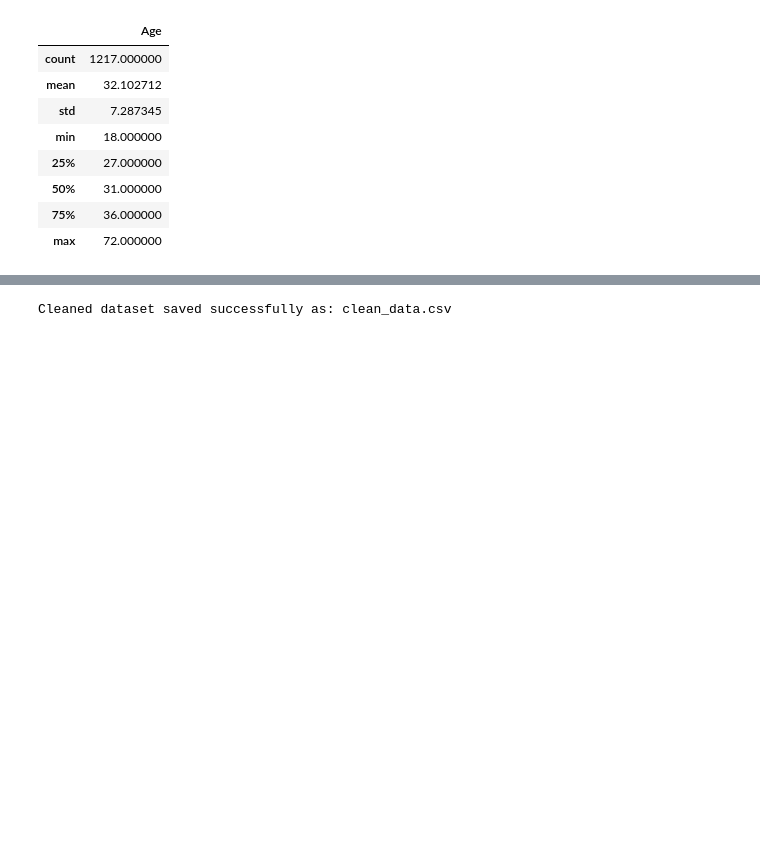
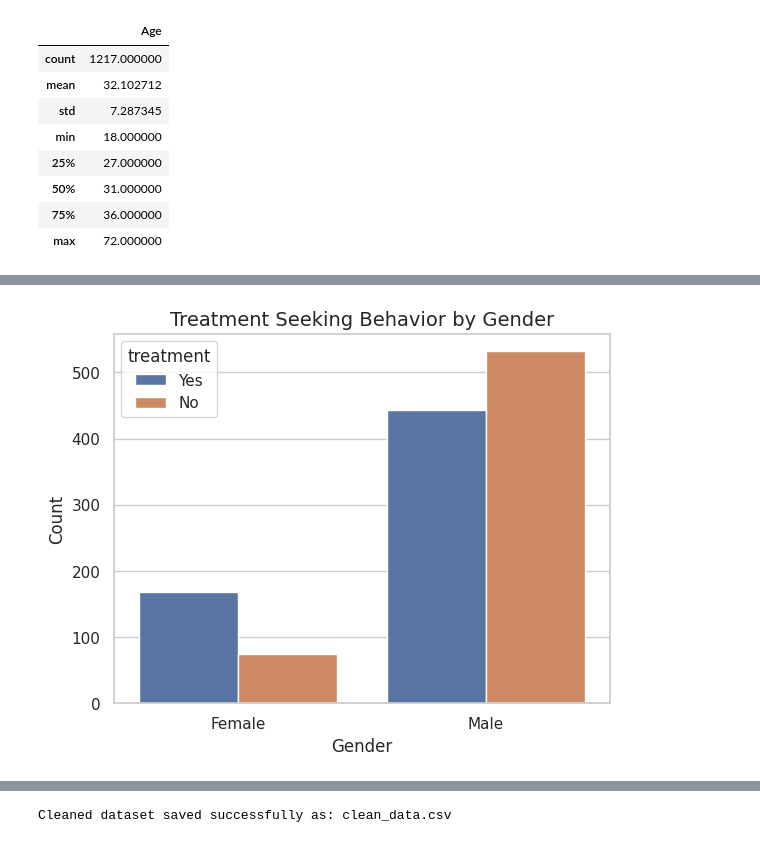
Before and after one commit to Abdulmajeed-A/Tuwaiq-EDA, a Jupyter notebook: Abdulmajeed_EDA_Project.ipynb, the cells around one changed output, grey strips where cells are left out. Saved outputs shown, nothing was run; the diff lists cells and outputs as text; code cells hidden in the pictures; blank space fills up the shorter version.

```diff
--- a/Abdulmajeed_EDA_Project.ipynb
+++ b/Abdulmajeed_EDA_Project.ipynb
@@ -277,0 +305,10 @@ df.describe()
+# %%
+# Visualization 4: Bar plot of Treatment by Gender (Bivariate/Multivariate)
+
+sns.countplot(data=df, x='Gender', hue='treatment')
+plt.title('Treatment Seeking Behavior by Gender', fontsize=14)
+plt.xlabel('Gender')
+plt.ylabel('Count')
+plt.show()
+# %% [output]
+[figure, added]
```
Also changed, not shown: parts of 10 cells of this notebook.
